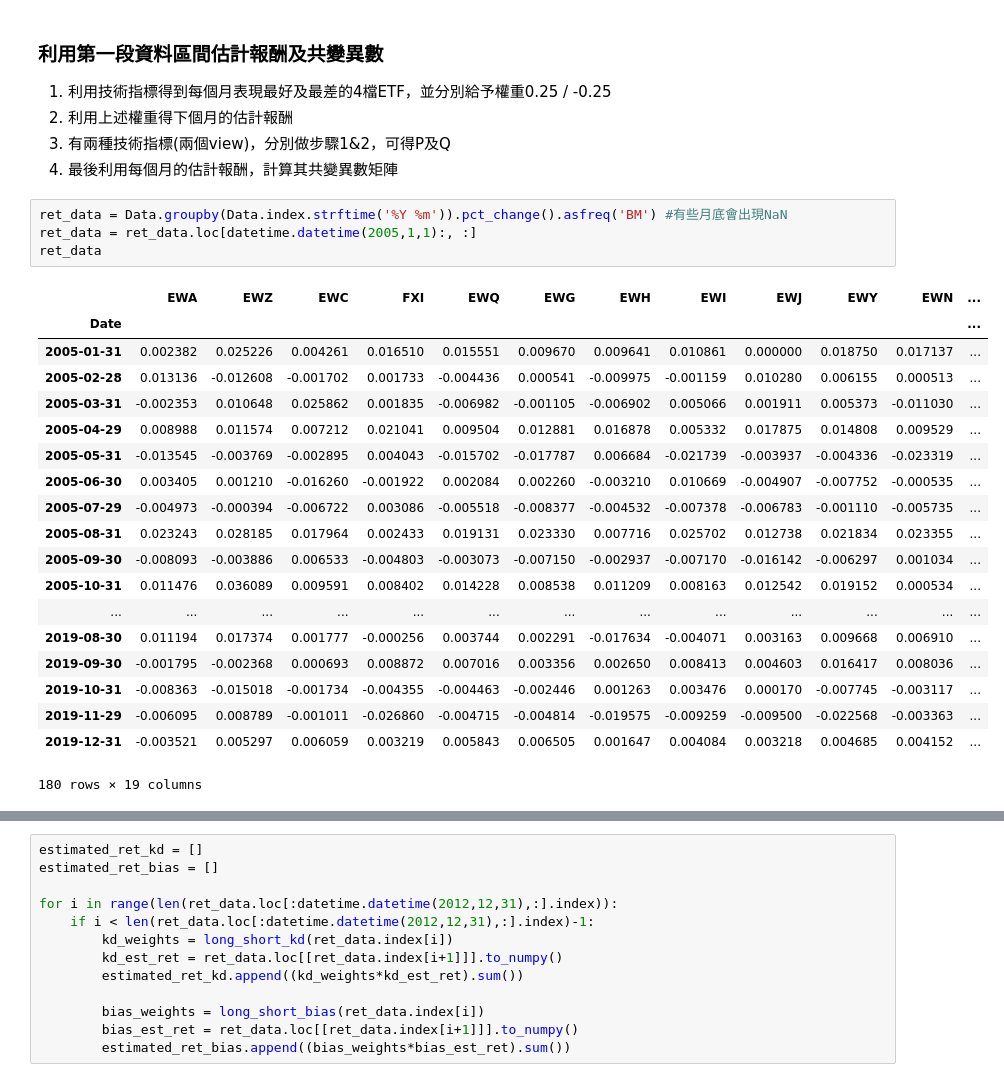
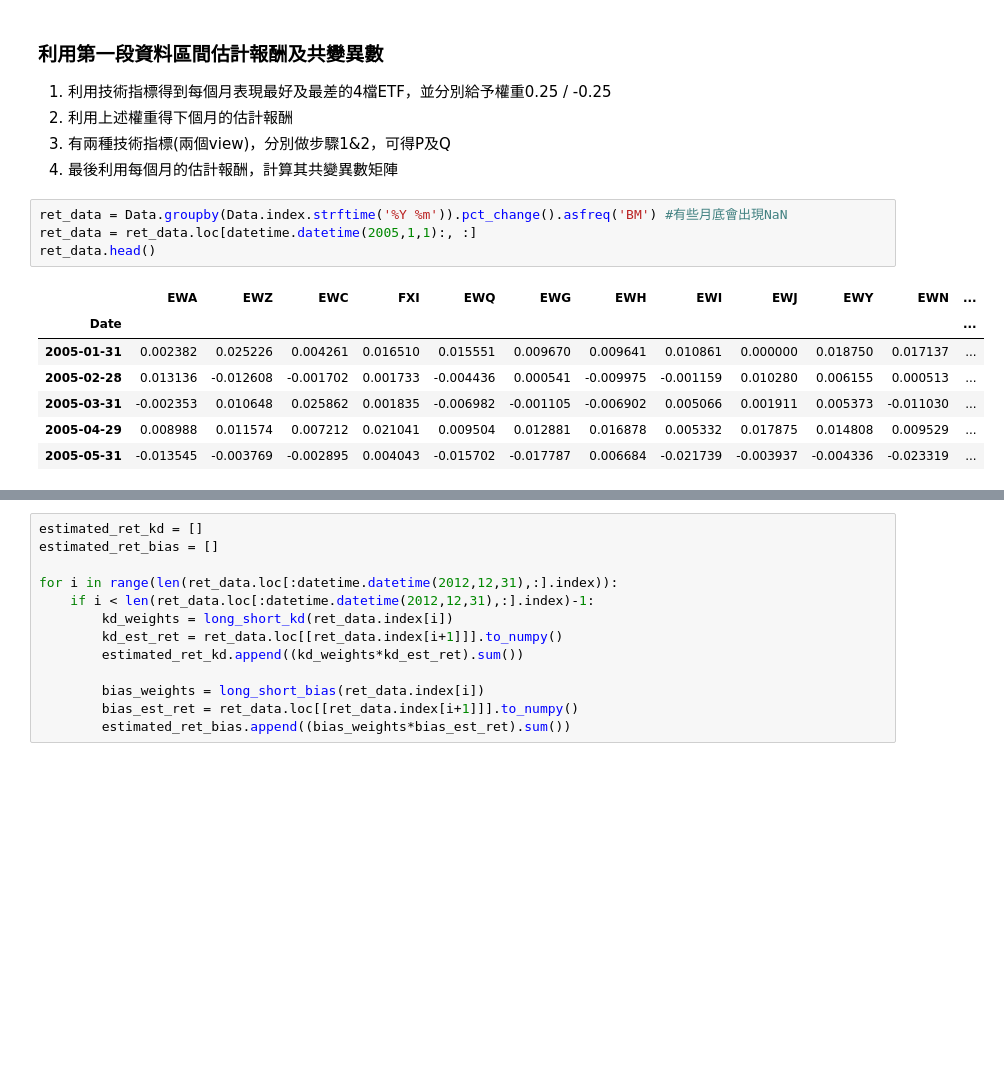
Before and after one commit to Yen-Wei-Chun/Robot_Fin, a Jupyter notebook: hw.2_BL_model/BL_data.ipynb, the cells around one changed output, grey strips where cells are left out. Drawn from its saved outputs; the diff is of its cells as text; blank space fills up the shorter version.

```diff
--- a/hw.2_BL_model/BL_data.ipynb
+++ b/hw.2_BL_model/BL_data.ipynb
@@ -184,27 +184,15 @@ kd_frame.head()
 # %%
 ret_data = Data.groupby(Data.index.strftime('%Y %m')).pct_change().asfreq('BM') #有些月底會出現NaN
 ret_data = ret_data.loc[datetime.datetime(2005,1,1):, :]
-ret_data
+ret_data.head()
 # %% [output]
 |  | EWA | EWZ | EWC | FXI | EWQ | EWG | EWH | EWI | EWJ | EWY | EWN | ... |
 | Date |  |  |  |  |  |  |  |  |  |  |  | ... |
 | 2005-01-31 | 0.002382 | 0.025226 | 0.004261 | 0.016510 | 0.015551 | 0.009670 | 0.009641 | 0.010861 | 0.000000 | 0.018750 | 0.017137 | ... |
 | 2005-02-28 | 0.013136 | -0.012608 | -0.001702 | 0.001733 | -0.004436 | 0.000541 | -0.009975 | -0.001159 | 0.010280 | 0.006155 | 0.000513 | ... |
 | 2005-03-31 | -0.002353 | 0.010648 | 0.025862 | 0.001835 | -0.006982 | -0.001105 | -0.006902 | 0.005066 | 0.001911 | 0.005373 | -0.011030 | ... |
 | 2005-04-29 | 0.008988 | 0.011574 | 0.007212 | 0.021041 | 0.009504 | 0.012881 | 0.016878 | 0.005332 | 0.017875 | 0.014808 | 0.009529 | ... |
 | 2005-05-31 | -0.013545 | -0.003769 | -0.002895 | 0.004043 | -0.015702 | -0.017787 | 0.006684 | -0.021739 | -0.003937 | -0.004336 | -0.023319 | ... |
-| 2005-06-30 | 0.003405 | 0.001210 | -0.016260 | -0.001922 | 0.002084 | 0.002260 | -0.003210 | 0.010669 | -0.004907 | -0.007752 | -0.000535 | ... |
-| 2005-07-29 | -0.004973 | -0.000394 | -0.006722 | 0.003086 | -0.005518 | -0.008377 | -0.004532 | -0.007378 | -0.006783 | -0.001110 | -0.005735 | ... |
-| 2005-08-31 | 0.023243 | 0.028185 | 0.017964 | 0.002433 | 0.019131 | 0.023330 | 0.007716 | 0.025702 | 0.012738 | 0.021834 | 0.023355 | ... |
-| 2005-09-30 | -0.008093 | -0.003886 | 0.006533 | -0.004803 | -0.003073 | -0.007150 | -0.002937 | -0.007170 | -0.016142 | -0.006297 | 0.001034 | ... |
-| 2005-10-31 | 0.011476 | 0.036089 | 0.009591 | 0.008402 | 0.014228 | 0.008538 | 0.011209 | 0.008163 | 0.012542 | 0.019152 | 0.000534 | ... |
-| ... | ... | ... | ... | ... | ... | ... | ... | ... | ... | ... | ... | ... |
-| 2019-08-30 | 0.011194 | 0.017374 | 0.001777 | -0.000256 | 0.003744 | 0.002291 | -0.017634 | -0.004071 | 0.003163 | 0.009668 | 0.006910 | ... |
-| 2019-09-30 | -0.001795 | -0.002368 | 0.000693 | 0.008872 | 0.007016 | 0.003356 | 0.002650 | 0.008413 | 0.004603 | 0.016417 | 0.008036 | ... |
-| 2019-10-31 | -0.008363 | -0.015018 | -0.001734 | -0.004355 | -0.004463 | -0.002446 | 0.001263 | 0.003476 | 0.000170 | -0.007745 | -0.003117 | ... |
-| 2019-11-29 | -0.006095 | 0.008789 | -0.001011 | -0.026860 | -0.004715 | -0.004814 | -0.019575 | -0.009259 | -0.009500 | -0.022568 | -0.003363 | ... |
-| 2019-12-31 | -0.003521 | 0.005297 | 0.006059 | 0.003219 | 0.005843 | 0.006505 | 0.001647 | 0.004084 | 0.003218 | 0.004685 | 0.004152 | ... |
-180 rows × 19 columns
 # %%
 def long_short_kd(date):
     k_index = kd_frame.transpose().index
```
Also changed, not shown: parts of 1 cell of this notebook.
